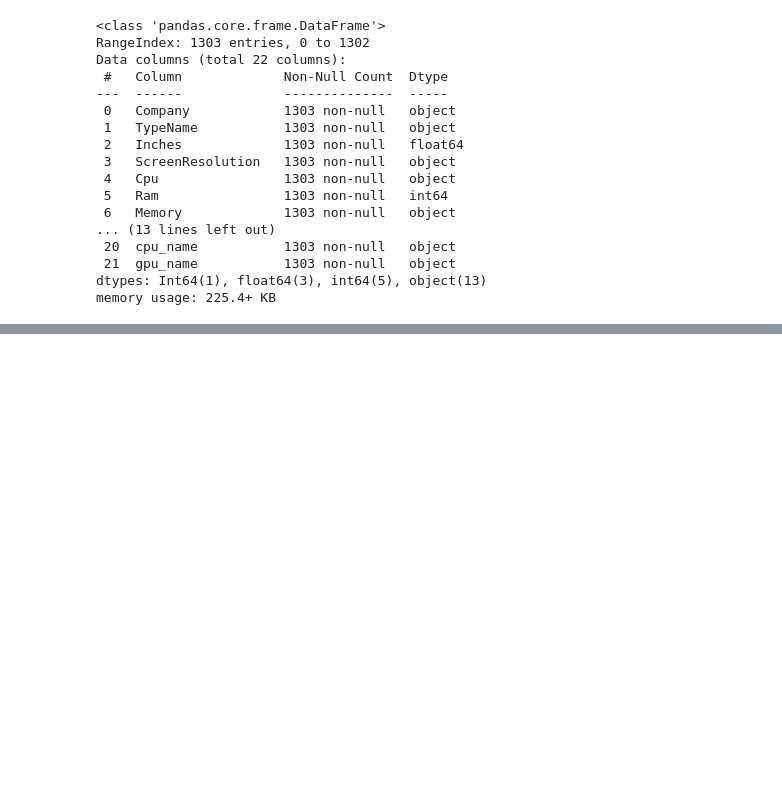
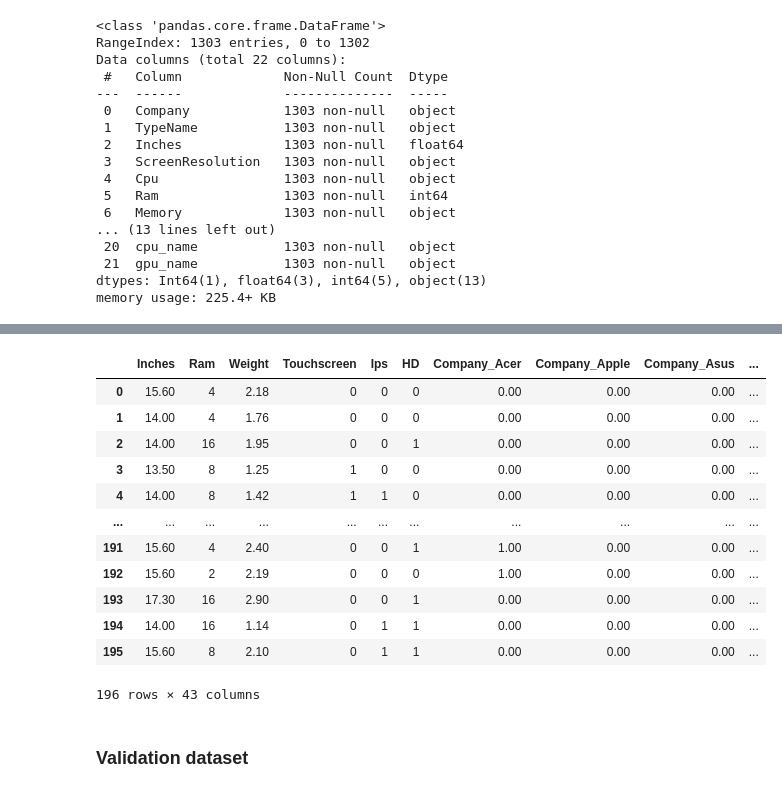
Before and after one commit to Ddasunsandeepa/laptop_price_predictor_project, a Jupyter notebook: notebooks/FC212036_Dileesha/DecisionTree.ipynb, the cells around one changed output, grey strips where cells are left out. Drawn from its saved outputs; the diff is of its cells as text; code cells hidden in the pictures; blank space fills up the shorter version.

```diff
--- a/notebooks/FC212036_Dileesha/DecisionTree.ipynb
+++ b/notebooks/FC212036_Dileesha/DecisionTree.ipynb
@@ -574,0 +729,20 @@ print(numerical_features)
+# %%
+X_test = apply_ohe(ohe, X_test.copy(), categorical_features)
+# %%
+X_test
+# %% [output]
+|  | Inches | Ram | Weight | Touchscreen | Ips | HD | Company_Acer | Company_Apple | Company_Asus | ... |
+| 0 | 15.60 | 4 | 2.18 | 0 | 0 | 0 | 0.00 | 0.00 | 0.00 | ... |
+| 1 | 14.00 | 4 | 1.76 | 0 | 0 | 0 | 0.00 | 0.00 | 0.00 | ... |
+| 2 | 14.00 | 16 | 1.95 | 0 | 0 | 1 | 0.00 | 0.00 | 0.00 | ... |
+| 3 | 13.50 | 8 | 1.25 | 1 | 0 | 0 | 0.00 | 0.00 | 0.00 | ... |
+| 4 | 14.00 | 8 | 1.42 | 1 | 1 | 0 | 0.00 | 0.00 | 0.00 | ... |
+| ... | ... | ... | ... | ... | ... | ... | ... | ... | ... | ... |
+| 191 | 15.60 | 4 | 2.40 | 0 | 0 | 1 | 1.00 | 0.00 | 0.00 | ... |
+| 192 | 15.60 | 2 | 2.19 | 0 | 0 | 0 | 1.00 | 0.00 | 0.00 | ... |
+| 193 | 17.30 | 16 | 2.90 | 0 | 0 | 1 | 0.00 | 0.00 | 0.00 | ... |
+| 194 | 14.00 | 16 | 1.14 | 0 | 1 | 1 | 0.00 | 0.00 | 0.00 | ... |
+| 195 | 15.60 | 8 | 2.10 | 0 | 1 | 1 | 0.00 | 0.00 | 0.00 | ... |
+196 rows × 43 columns
+# %% [markdown]
+### Validation dataset
```
Also changed, not shown: parts of 35 cells of this notebook.
